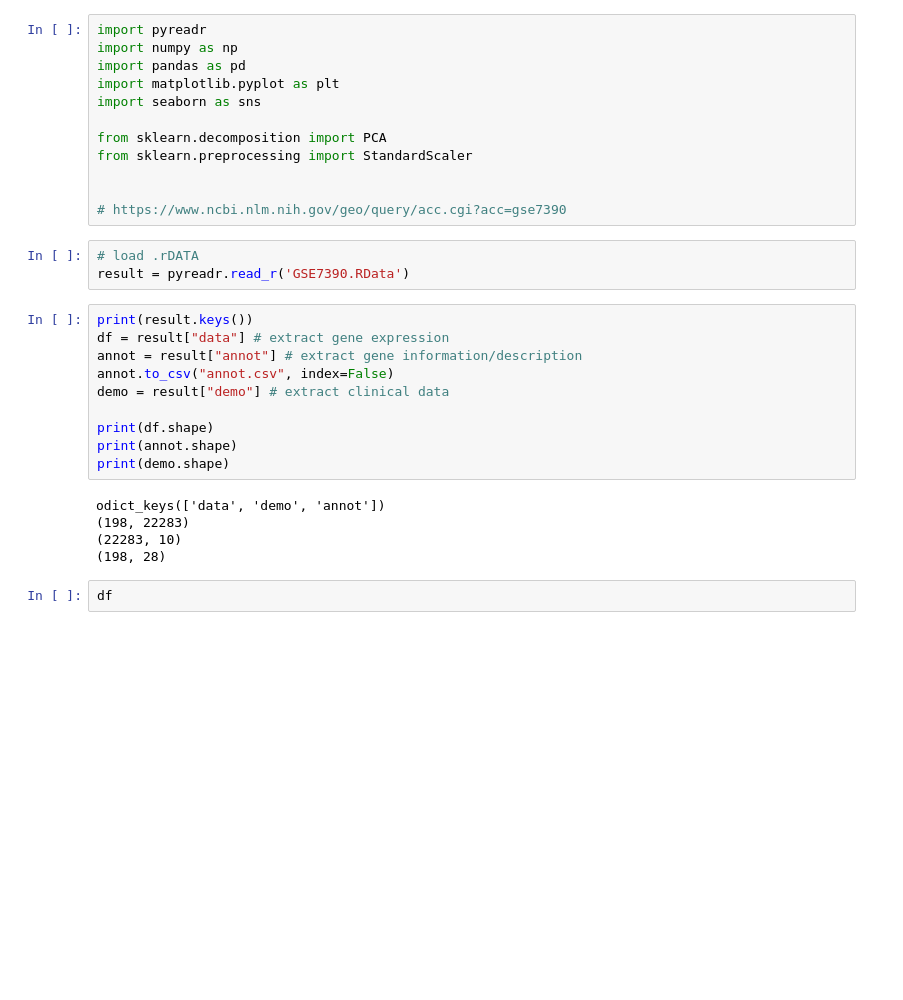
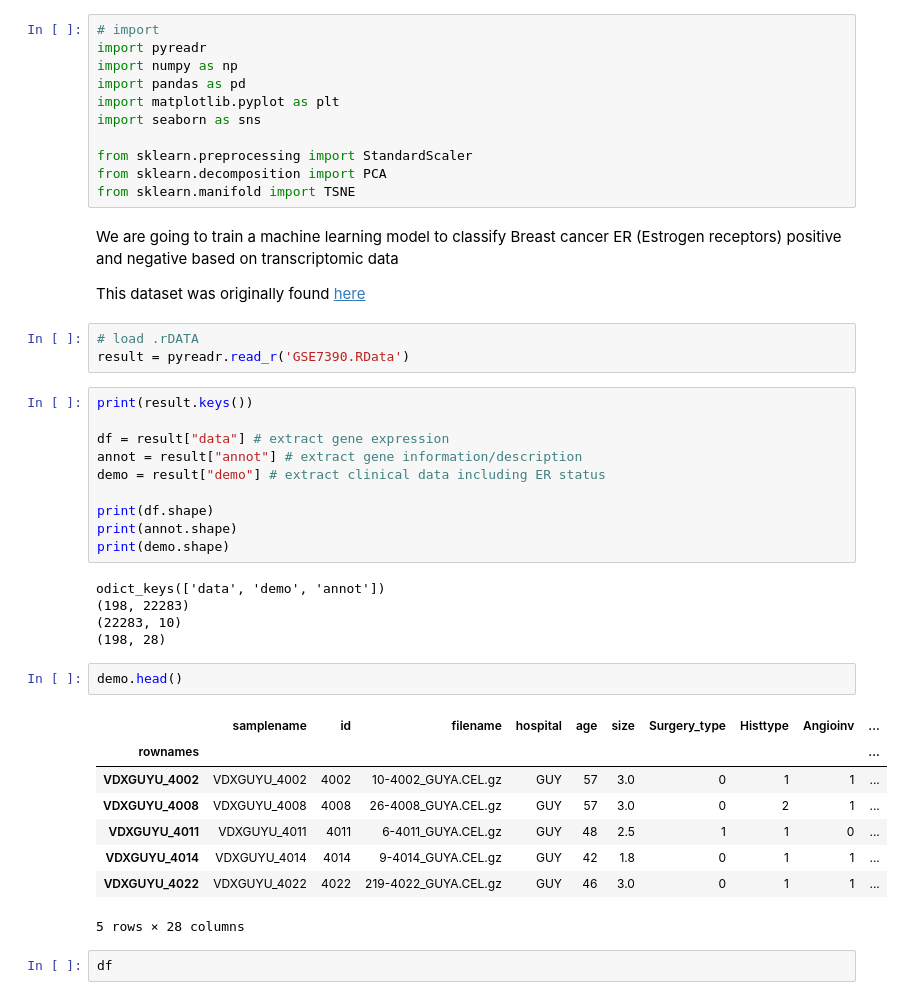
Before and after one commit to hbiom/ER_status_prediction, a Jupyter notebook: breast_cancer_EDA.ipynb, the cells around one changed output. Cells and saved outputs as stored; diff of their text form; blank space fills up the shorter version.

```diff
--- a/breast_cancer_EDA.ipynb
+++ b/breast_cancer_EDA.ipynb
@@ -1,24 +1,28 @@
 # %%
+# import
 import pyreadr
 import numpy as np
 import pandas as pd
 import matplotlib.pyplot as plt
 import seaborn as sns
 
+from sklearn.preprocessing import StandardScaler
 from sklearn.decomposition import PCA
-from sklearn.preprocessing import StandardScaler
-
-
-# https://www.ncbi.nlm.nih.gov/geo/query/acc.cgi?acc=gse7390
+from sklearn.manifold import TSNE
+# %% [markdown]
+We are going to train a machine learning model to classify Breast cancer ER (Estrogen receptors) positive and
+negative based on transcriptomic data
+
+This dataset was originally found [here](https://www.ncbi.nlm.nih.gov/geo/query/acc.cgi?acc=gse7390)
 # %%
 # load .rDATA
 result = pyreadr.read_r('GSE7390.RData')
 # %%
 print(result.keys())
+
 df = result["data"] # extract gene expression
 annot = result["annot"] # extract gene information/description
-annot.to_csv("annot.csv", index=False)
-demo = result["demo"] # extract clinical data
+demo = result["demo"] # extract clinical data including ER status
 
 print(df.shape)
 print(annot.shape)
@@ -28,6 +32,17 @@ odict_keys(['data', 'demo', 'annot'])
 (198, 22283)
 (22283, 10)
 (198, 28)
+# %%
+demo.head()
+# %% [output]
+|  | samplename | id | filename | hospital | age | size | Surgery_type | Histtype | Angioinv | ... |
+| rownames |  |  |  |  |  |  |  |  |  | ... |
+| VDXGUYU_4002 | VDXGUYU_4002 | 4002 | 10-4002_GUYA.CEL.gz | GUY | 57 | 3.0 | 0 | 1 | 1 | ... |
+| VDXGUYU_4008 | VDXGUYU_4008 | 4008 | 26-4008_GUYA.CEL.gz | GUY | 57 | 3.0 | 0 | 2 | 1 | ... |
+| VDXGUYU_4011 | VDXGUYU_4011 | 4011 | 6-4011_GUYA.CEL.gz | GUY | 48 | 2.5 | 1 | 1 | 0 | ... |
+| VDXGUYU_4014 | VDXGUYU_4014 | 4014 | 9-4014_GUYA.CEL.gz | GUY | 42 | 1.8 | 0 | 1 | 1 | ... |
+| VDXGUYU_4022 | VDXGUYU_4022 | 4022 | 219-4022_GUYA.CEL.gz | GUY | 46 | 3.0 | 0 | 1 | 1 | ... |
+5 rows × 28 columns
 # %%
 df
 # %% [output]
```
Also changed, not shown: parts of 31 cells of this notebook, 4 other files.
